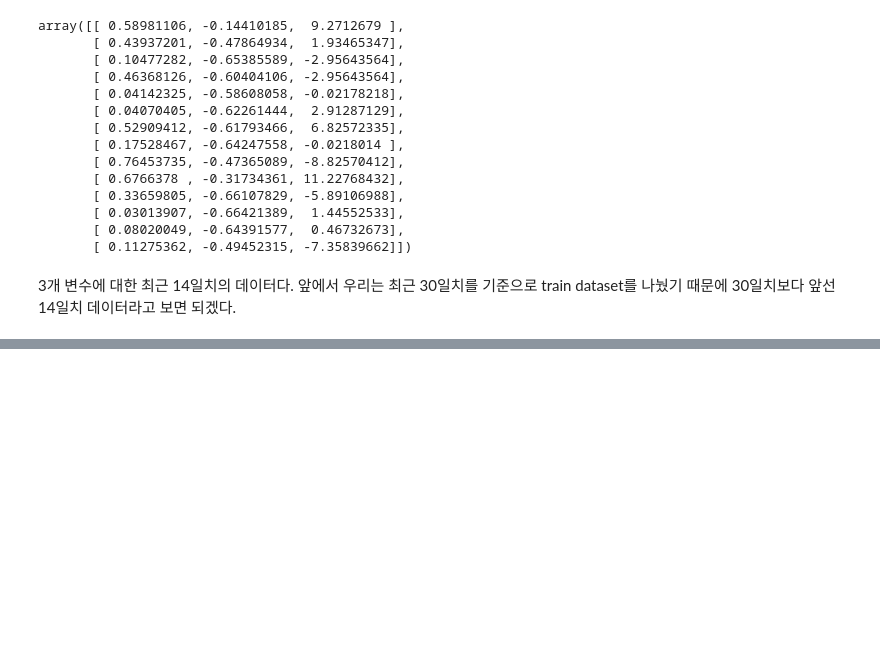
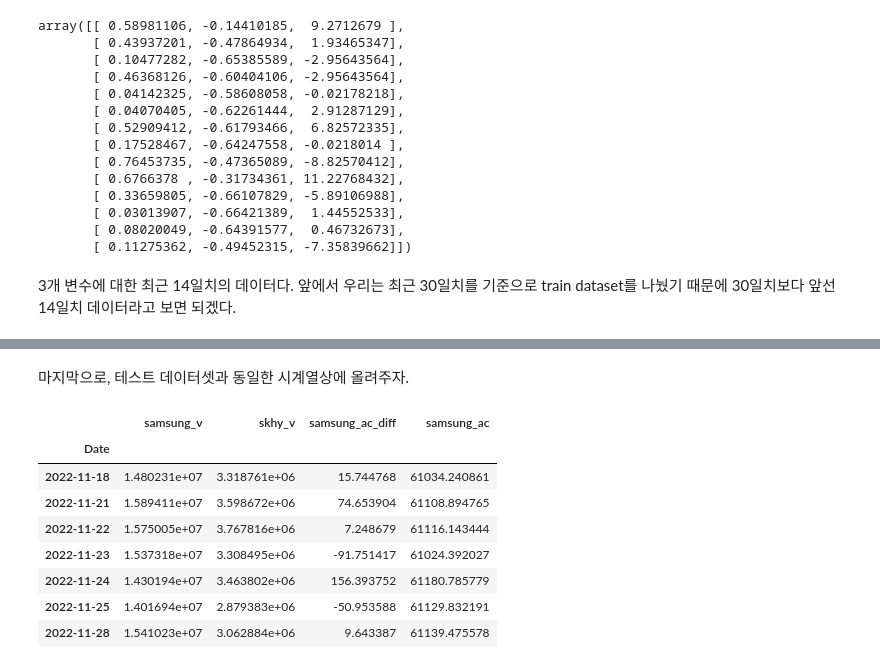
Before and after one commit to sw-song/ts-analysis, a Jupyter notebook: archive/01_var.ipynb, the cells around one changed output, grey strips where cells are left out. Saved outputs shown, nothing was run; the diff lists cells and outputs as text; code cells hidden in the pictures; blank space fills up the shorter version.

```diff
--- a/archive/01_var.ipynb
+++ b/archive/01_var.ipynb
@@ -708,0 +707,4 @@ from statsmodels.tools.eval_measures import rmse, aic
+# %%
+f = model.forecast(y=ins, steps=7)
+df_f = pd.DataFrame(f, columns=df_train_norm.columns)
+df_f
@@ -708,0 +782,15 @@ from statsmodels.tools.eval_measures import rmse, aic
+# %% [markdown]
+마지막으로, 테스트 데이터셋과 동일한 시계열상에 올려주자.
+# %%
+df_f_denorm.index = df_test.index[:7]
+df_f_denorm
+# %% [output]
+|  | samsung_v | skhy_v | samsung_ac_diff | samsung_ac |
+| Date |  |  |  |  |
+| 2022-11-18 | 1.480231e+07 | 3.318761e+06 | 15.744768 | 61034.240861 |
+| 2022-11-21 | 1.589411e+07 | 3.598672e+06 | 74.653904 | 61108.894765 |
+| 2022-11-22 | 1.575005e+07 | 3.767816e+06 | 7.248679 | 61116.143444 |
+| 2022-11-23 | 1.537318e+07 | 3.308495e+06 | -91.751417 | 61024.392027 |
+| 2022-11-24 | 1.430194e+07 | 3.463802e+06 | 156.393752 | 61180.785779 |
+| 2022-11-25 | 1.401694e+07 | 2.879383e+06 | -50.953588 | 61129.832191 |
+| 2022-11-28 | 1.541023e+07 | 3.062884e+06 | 9.643387 | 61139.475578 |
```
Also changed, not shown: parts of 13 cells of this notebook.
